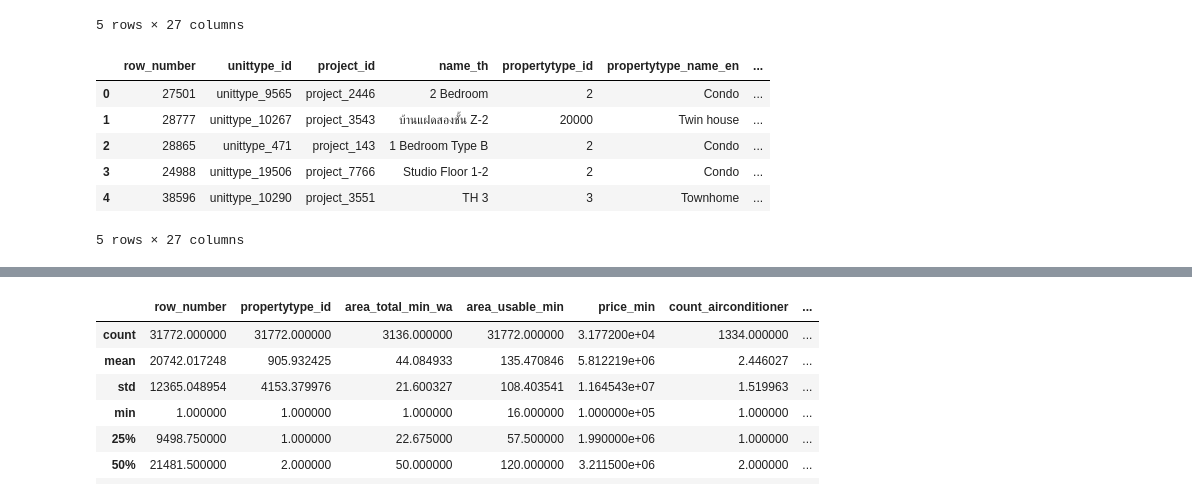
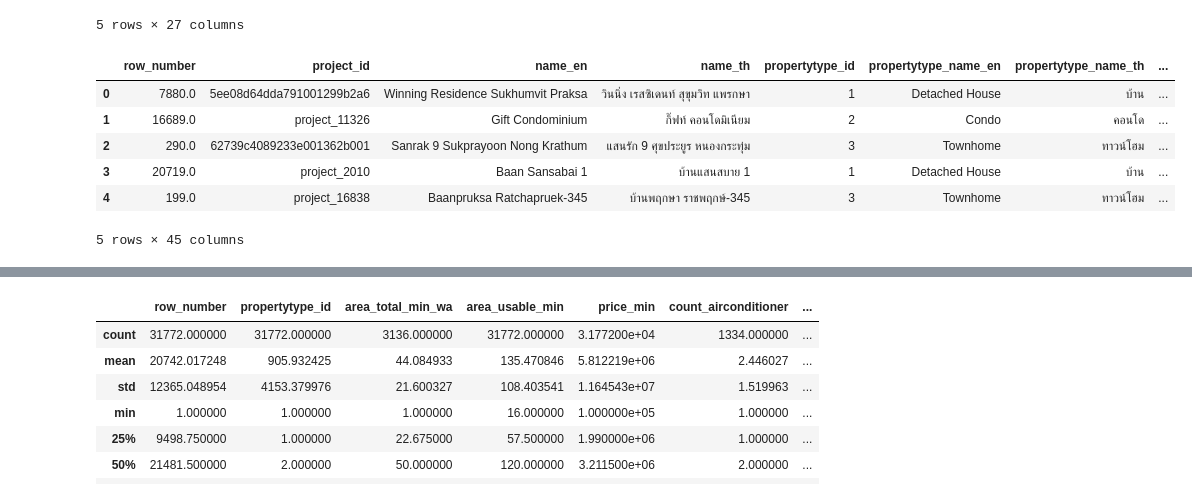
Before and after one commit to chutimaq/BasicProg_DataViz65, a Jupyter notebook: pandas101.ipynb, the cells around one changed output, grey strips where cells are left out. Cells and saved outputs as stored; diff of their text form; code cells hidden in the pictures.

```diff
--- a/pandas101.ipynb
+++ b/pandas101.ipynb
@@ -758,13 +670,13 @@ unit.head()
 | 5 | 30766 | unittype_8026 | project_2694 | Luciano Grand | 1 | Detached House | ... |
 5 rows × 27 columns
 # %%
-project = pd.read_csv('/content/drive/MyDrive/BPDV65/opendata_unittype.csv')
+project = pd.read_csv('/content/drive/MyDrive/BPDV65/opendata_project.csv')
 project.head()
 # %% [output]
-|  | row_number | unittype_id | project_id | name_th | propertytype_id | propertytype_name_en | ... |
-| 0 | 27501 | unittype_9565 | project_2446 | 2 Bedroom | 2 | Condo | ... |
-| 1 | 28777 | unittype_10267 | project_3543 | บ้านแฝดสองชั้น Z-2 | 20000 | Twin house | ... |
-| 2 | 28865 | unittype_471 | project_143 | 1 Bedroom Type B | 2 | Condo | ... |
-| 3 | 24988 | unittype_19506 | project_7766 | Studio Floor 1-2 | 2 | Condo | ... |
-| 4 | 38596 | unittype_10290 | project_3551 | TH 3 | 3 | Townhome | ... |
+|  | row_number | project_id | name_en | name_th | propertytype_id | propertytype_name_en | propertytype_name_th | ... |
+| 0 | 7880.0 | 5ee08d64dda791001299b2a6 | Winning Residence Sukhumvit Praksa | วินนิ่ง เรสซิเดนท์ สุขุมวิท แพรกษา | 1 | Detached House | บ้าน | ... |
+| 1 | 16689.0 | project_11326 | Gift Condominium | กิ๊ฟท์ คอนโดมิเนียม | 2 | Condo | คอนโด | ... |
+| 2 | 290.0 | 62739c4089233e001362b001 | Sanrak 9 Sukprayoon Nong Krathum | แสนรัก 9 ศุขประยูร หนองกระทุ่ม | 3 | Townhome | ทาวน์โฮม | ... |
+| 3 | 20719.0 | project_2010 | Baan Sansabai 1 | บ้านแสนสบาย 1 | 1 | Detached House | บ้าน | ... |
+| 4 | 199.0 | project_16838 | Baanpruksa Ratchapruek-345 | บ้านพฤกษา ราชพฤกษ์-345 | 3 | Townhome | ทาวน์โฮม | ... |
-5 rows × 27 columns
+5 rows × 45 columns
```
Also changed, not shown: parts of 51 cells of this notebook.
